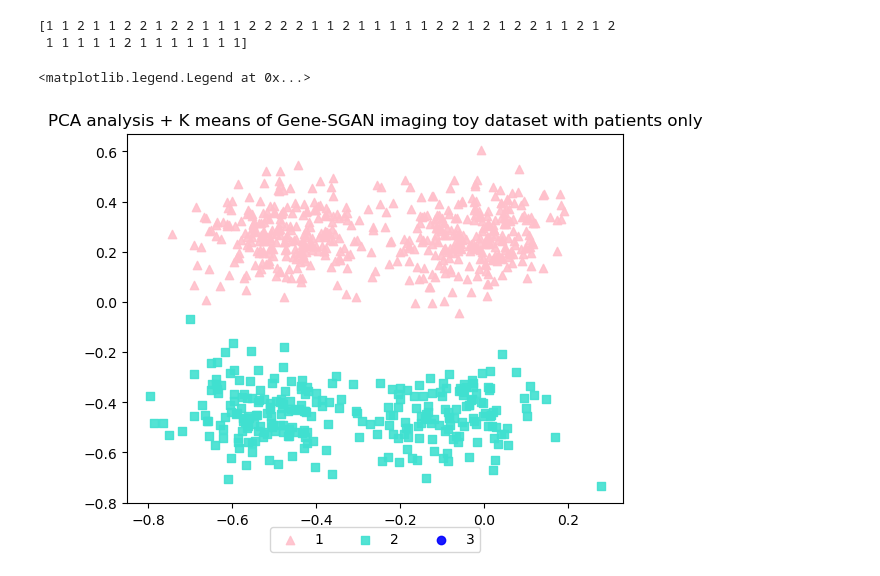
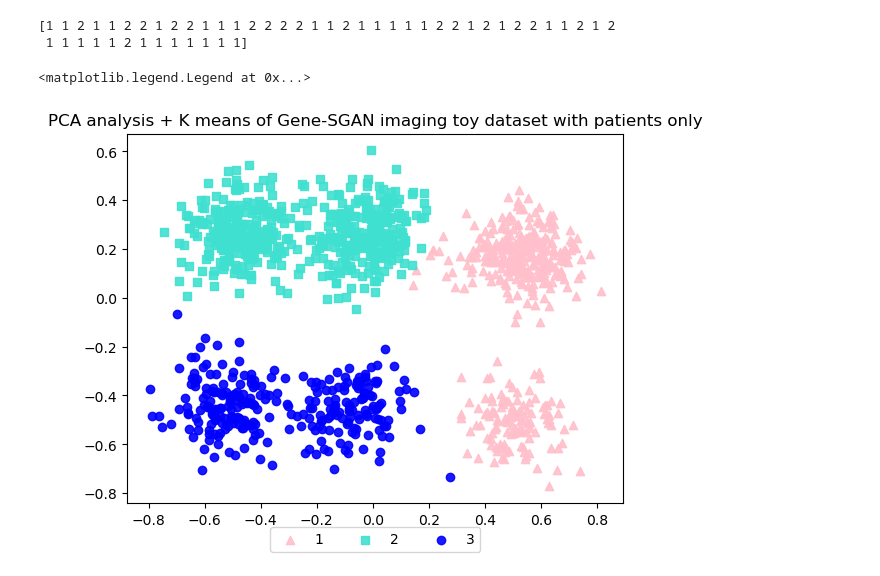
Before and after one commit to miranda2436/gene-sgan, a Jupyter notebook: pca.ipynb, the cells around one changed output. Cells and saved outputs as stored; diff of their text form; code cells hidden in the pictures.

```diff
--- a/pca.ipynb
+++ b/pca.ipynb
@@ -176,18 +173,18 @@ print((y[100:150]))
 # %%
 fig, ax = plt.subplots()
 
-for l, c, m in zip([1,2,3], ["pink", "turquoise", "blue"], ('^', 's', "o")):
+for l, c, m in zip([0,1,2], ["pink", "turquoise", "blue"], ('^', 's', "o")):
     ax.scatter(pca_result[y == l, 0],
                 pca_result[y == l, 1],
                 color=c,
                 label='cluster %s' % l,
                 alpha=0.9,
                 marker=m
                 )
 
 plt.title("PCA analysis + K means of Gene-SGAN imaging toy dataset with patients only")
 labels = [1,2,3]
 fig.legend(labels, loc='lower center',ncol=len(labels))
 # %% [output]
 <matplotlib.legend.Legend at 0x...>
-[figure, old version]
+[figure, new version]
```
Also changed, not shown: parts of 3 cells of this notebook.
